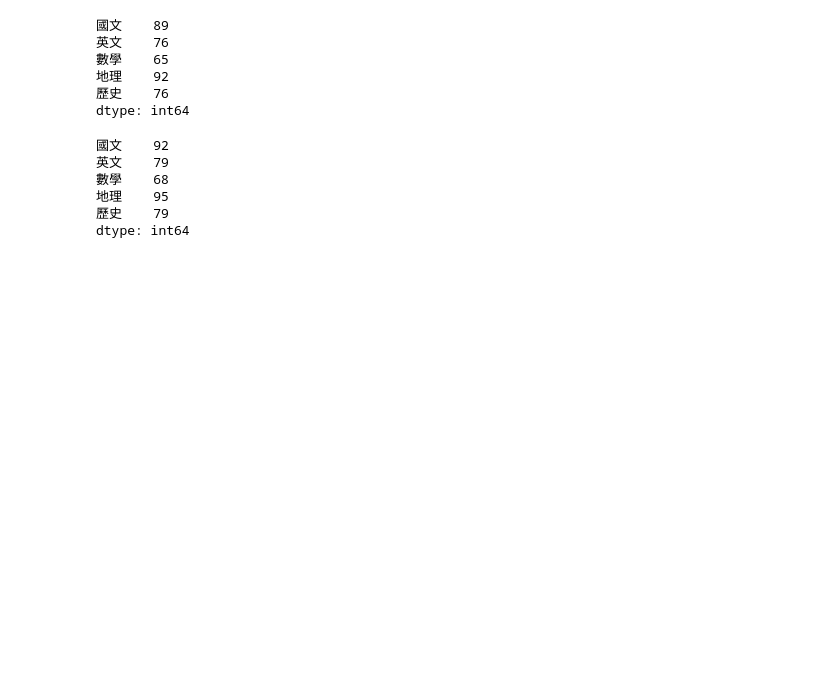
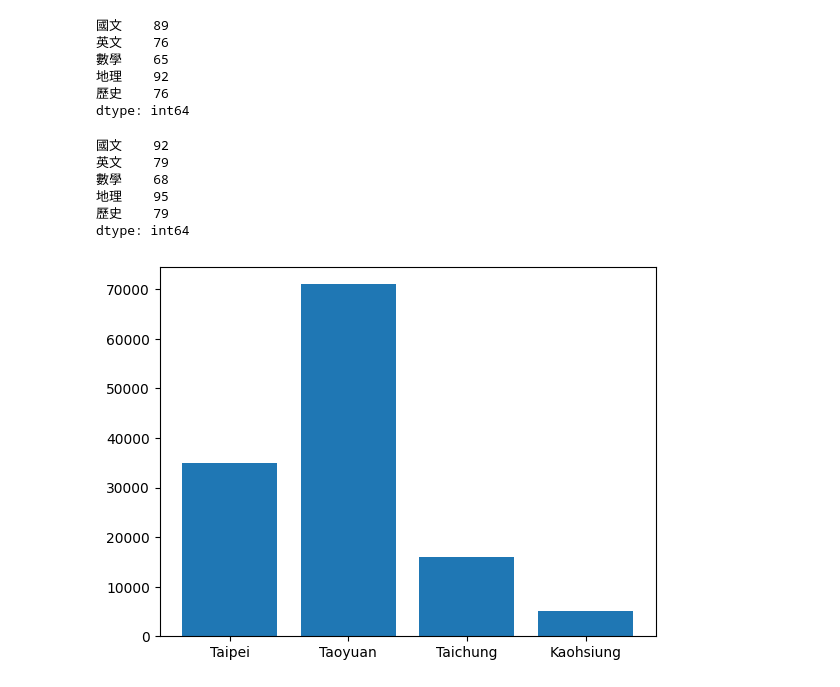
Before and after one commit to Bebe1125/_2023_07_23_sunday_, a Jupyter notebook: lesson16_1.ipynb, the cells around one changed output. Drawn from its saved outputs; the diff is of its cells as text; code cells hidden in the pictures; blank space fills up the shorter version.

```diff
--- a/lesson16_1.ipynb
+++ b/lesson16_1.ipynb
@@ -65,3 +65,12 @@ series_dict
 地理    95
 歷史    79
 dtype: int64
+# %%
+import matplotlib.pyplot as plt
+sdata = pd.Series({'Taipei':35000, 'Taoyuan':71000, 'Taichung':16000, 'Kaohsiung':5000})
+figure = plt.figure()
+axes = figure.add_subplot()
+axes.bar(sdata.index, sdata.values)
+plt.show()
+# %% [output]
+[figure, added]
```
Also changed, not shown: parts of 1 cell of this notebook.
